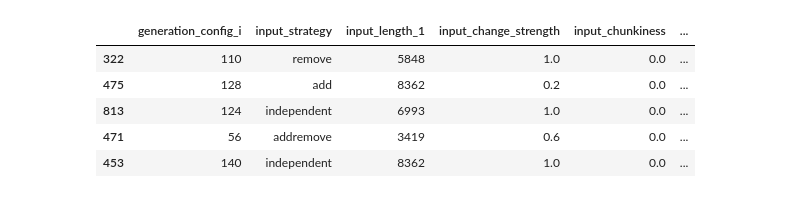
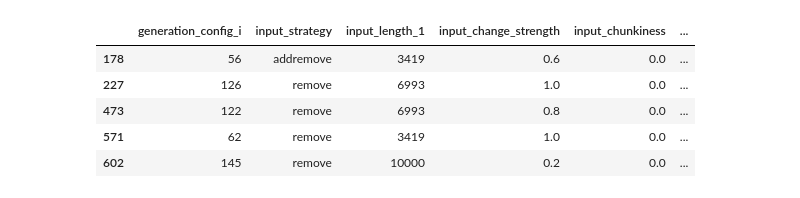
Before and after one commit to tehwalris/mpi-myers-diff, a Jupyter notebook: notebooks/benchmark_analysis_priority.ipynb, the cells around one changed output. Cells and saved outputs as stored; diff of their text form; code cells hidden in the pictures.

```diff
--- a/notebooks/benchmark_analysis_priority.ipynb
+++ b/notebooks/benchmark_analysis_priority.ipynb
@@ -10,16 +10,16 @@ assert new_program in programs_to_show
 old_program = 'sequential'
 assert old_program in programs_to_show
 # %%
-raw_benchmark_results = pd.read_csv('../benchmarks/2020-12-07-priority-post-merge.csv')
+raw_benchmark_results = pd.read_csv('../benchmarks/2020-12-07-priority-fast-stop-1.csv')
 
 raw_benchmark_results.sample(5)
 # %% [output]
 |  | generation_config_i | input_strategy | input_length_1 | input_change_strength | input_chunkiness | ... |
-| 322 | 110 | remove | 5848 | 1.0 | 0.0 | ... |
-| 475 | 128 | add | 8362 | 0.2 | 0.0 | ... |
-| 813 | 124 | independent | 6993 | 1.0 | 0.0 | ... |
-| 471 | 56 | addremove | 3419 | 0.6 | 0.0 | ... |
-| 453 | 140 | independent | 8362 | 1.0 | 0.0 | ... |
+| 178 | 56 | addremove | 3419 | 0.6 | 0.0 | ... |
+| 227 | 126 | remove | 6993 | 1.0 | 0.0 | ... |
+| 473 | 122 | remove | 6993 | 0.8 | 0.0 | ... |
+| 571 | 62 | remove | 3419 | 1.0 | 0.0 | ... |
+| 602 | 145 | remove | 10000 | 0.2 | 0.0 | ... |
 # %%
 indexed_benchmark_results = raw_benchmark_results.set_index(['generation_config_i', 'regen_i', 'diff_program', 'repetition_i'])
 indexed_benchmark_results
```
Also changed, not shown: parts of 6 cells of this notebook, 1 other file.
